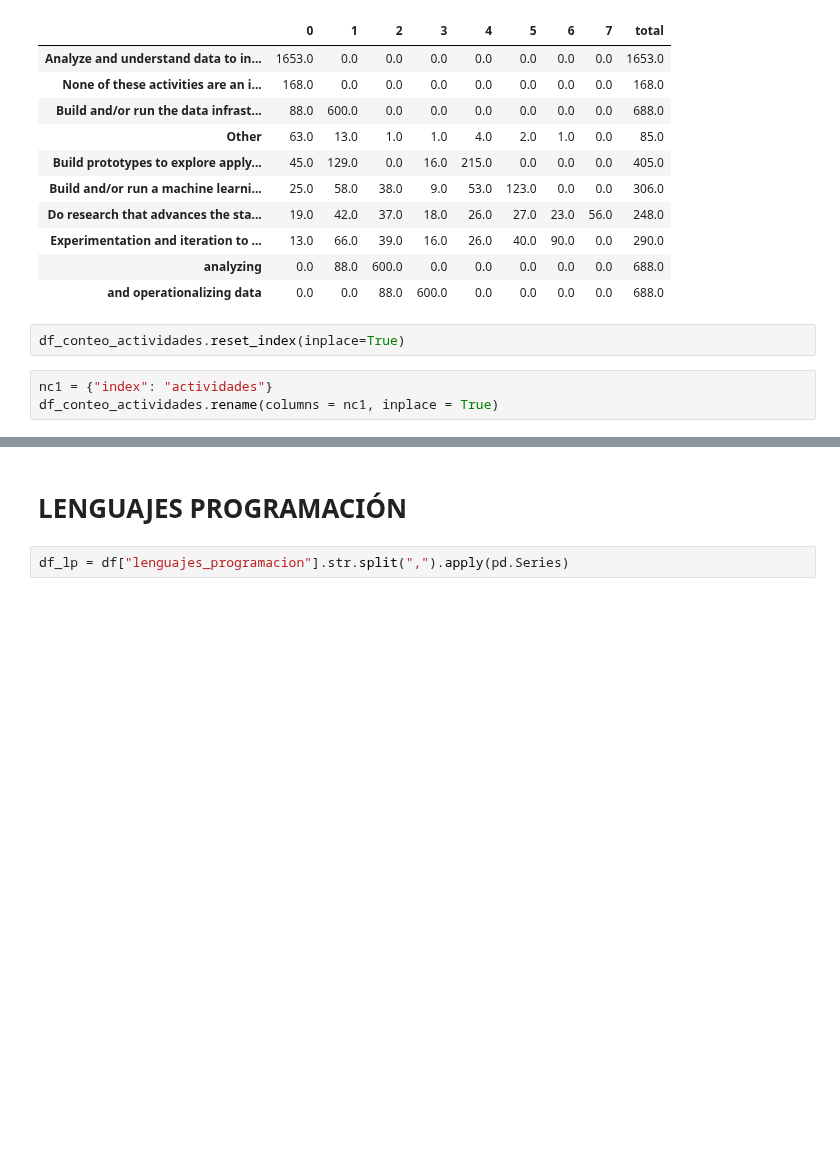
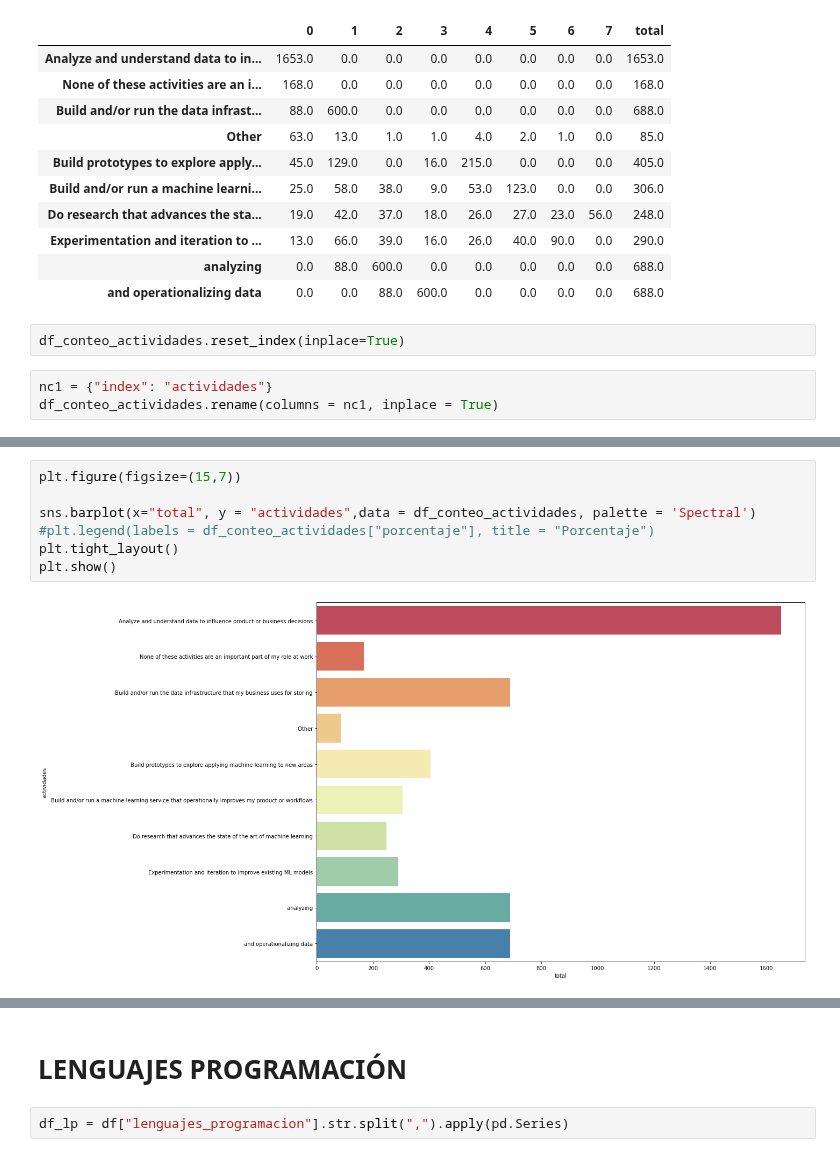
Before and after one commit to Adalab/EDA-ETL-project, a Jupyter notebook: conteo_columnas.ipynb, the cells around one changed output, grey strips where cells are left out. Drawn from its saved outputs; the diff is of its cells as text; blank space fills up the shorter version.

```diff
--- a/conteo_columnas.ipynb
+++ b/conteo_columnas.ipynb
@@ -173,0 +229,9 @@ df_conteo_actividades.sample()
+# %%
+plt.figure(figsize=(15,7))
+
+sns.barplot(x="total", y = "actividades",data = df_conteo_actividades, palette = 'Spectral')
+#plt.legend(labels = df_conteo_actividades["porcentaje"], title = "Porcentaje")
+plt.tight_layout()
+plt.show()
+# %% [output]
+[figure, added]
```
Also changed, not shown: parts of 13 cells of this notebook.
